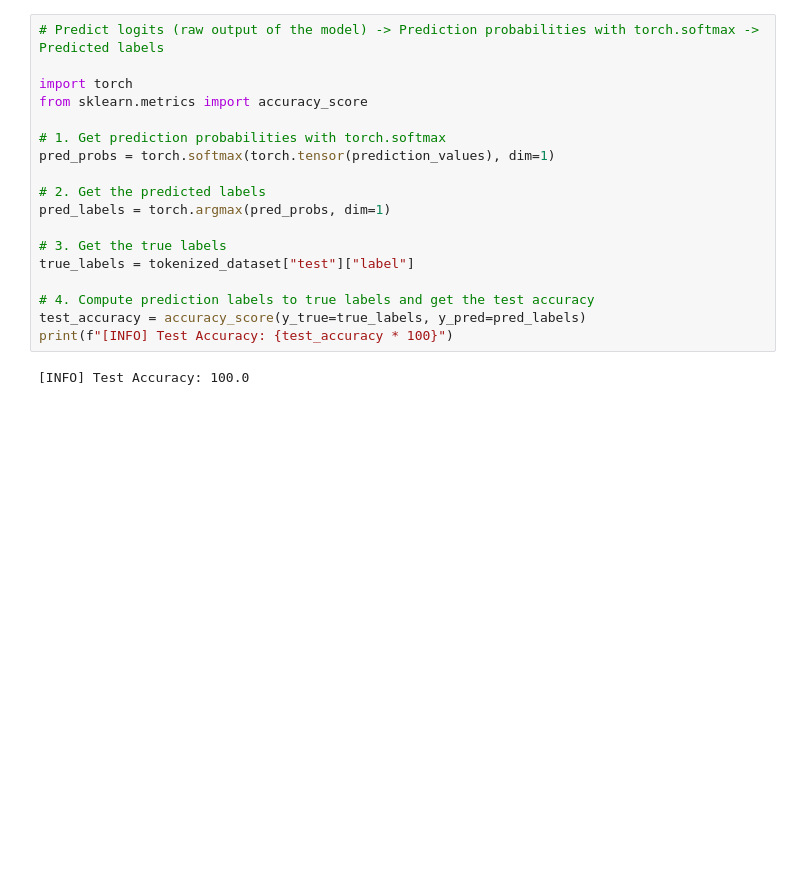
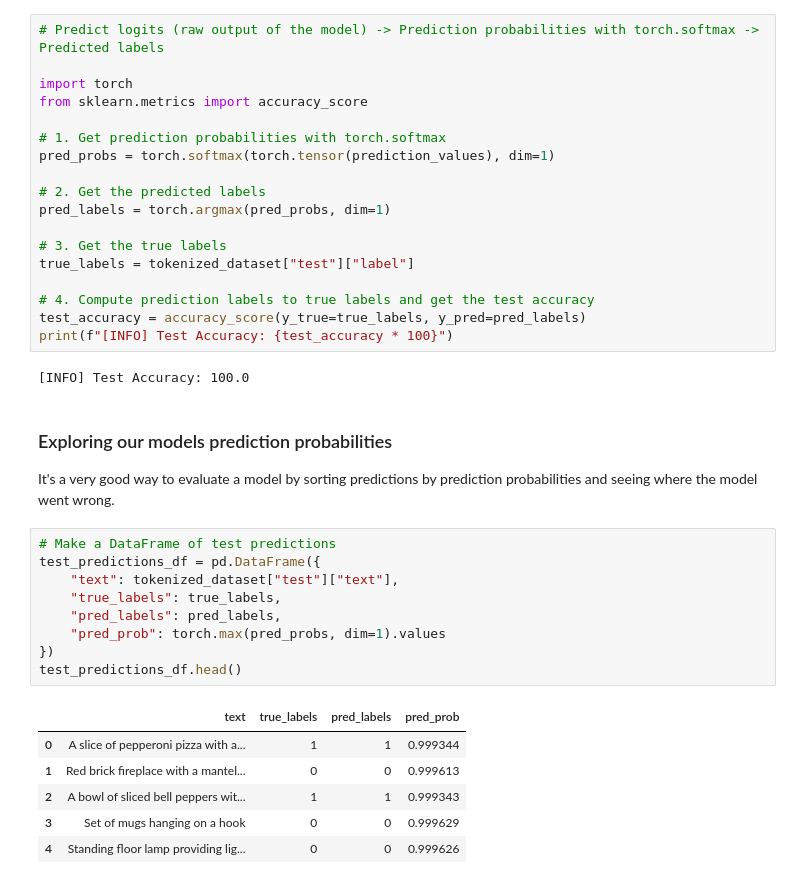
Before and after one commit to Adnan-edu/hugging_custom_ai_model, a Jupyter notebook: huggingface_text_classification_tutorial.ipynb, the cells around one changed output. Saved outputs shown, nothing was run; the diff lists cells and outputs as text; blank space fills up the shorter version.

```diff
--- a/huggingface_text_classification_tutorial.ipynb
+++ b/huggingface_text_classification_tutorial.ipynb
@@ -805,3 +805,23 @@ test_accuracy = accuracy_score(y_true=true_labels, y_pred=pred_labels)
 print(f"[INFO] Test Accuracy: {test_accuracy * 100}")
 # %% [output]
 [INFO] Test Accuracy: 100.0
+# %% [markdown]
+### Exploring our models prediction probabilities
+
+It's a very good way to evaluate a model by sorting predictions by prediction probabilities and seeing where the model went wrong.
+# %%
+# Make a DataFrame of test predictions
+test_predictions_df = pd.DataFrame({
+    "text": tokenized_dataset["test"]["text"],
+    "true_labels": true_labels,
+    "pred_labels": pred_labels,
+    "pred_prob": torch.max(pred_probs, dim=1).values
+})
+test_predictions_df.head()
+# %% [output]
+|  | text | true_labels | pred_labels | pred_prob |
+| 0 | A slice of pepperoni pizza with a... | 1 | 1 | 0.999344 |
+| 1 | Red brick fireplace with a mantel... | 0 | 0 | 0.999613 |
+| 2 | A bowl of sliced bell peppers wit... | 1 | 1 | 0.999343 |
+| 3 | Set of mugs hanging on a hook | 0 | 0 | 0.999629 |
+| 4 | Standing floor lamp providing lig... | 0 | 0 | 0.999626 |
```
Also changed, not shown: parts of 1 cell of this notebook.
